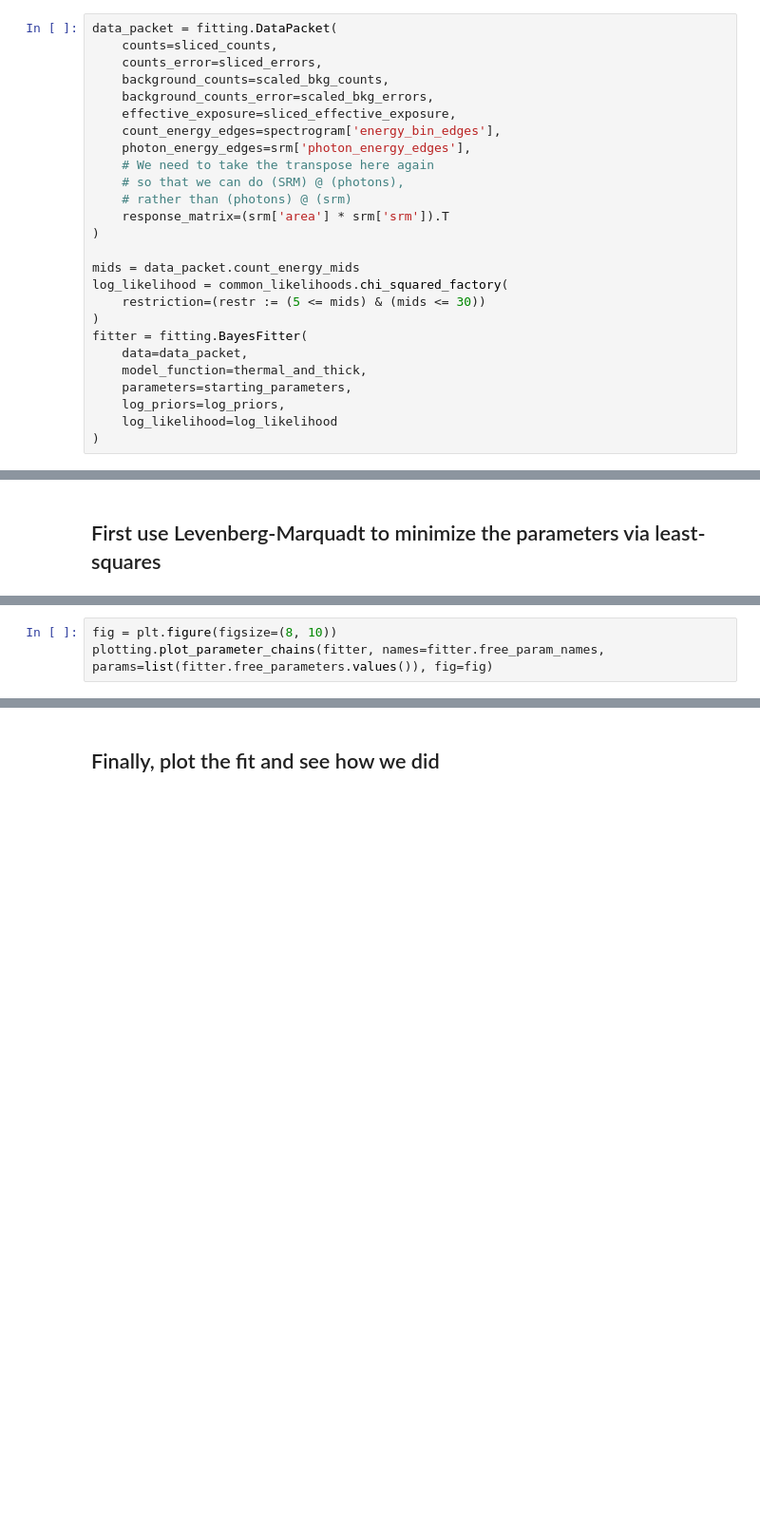
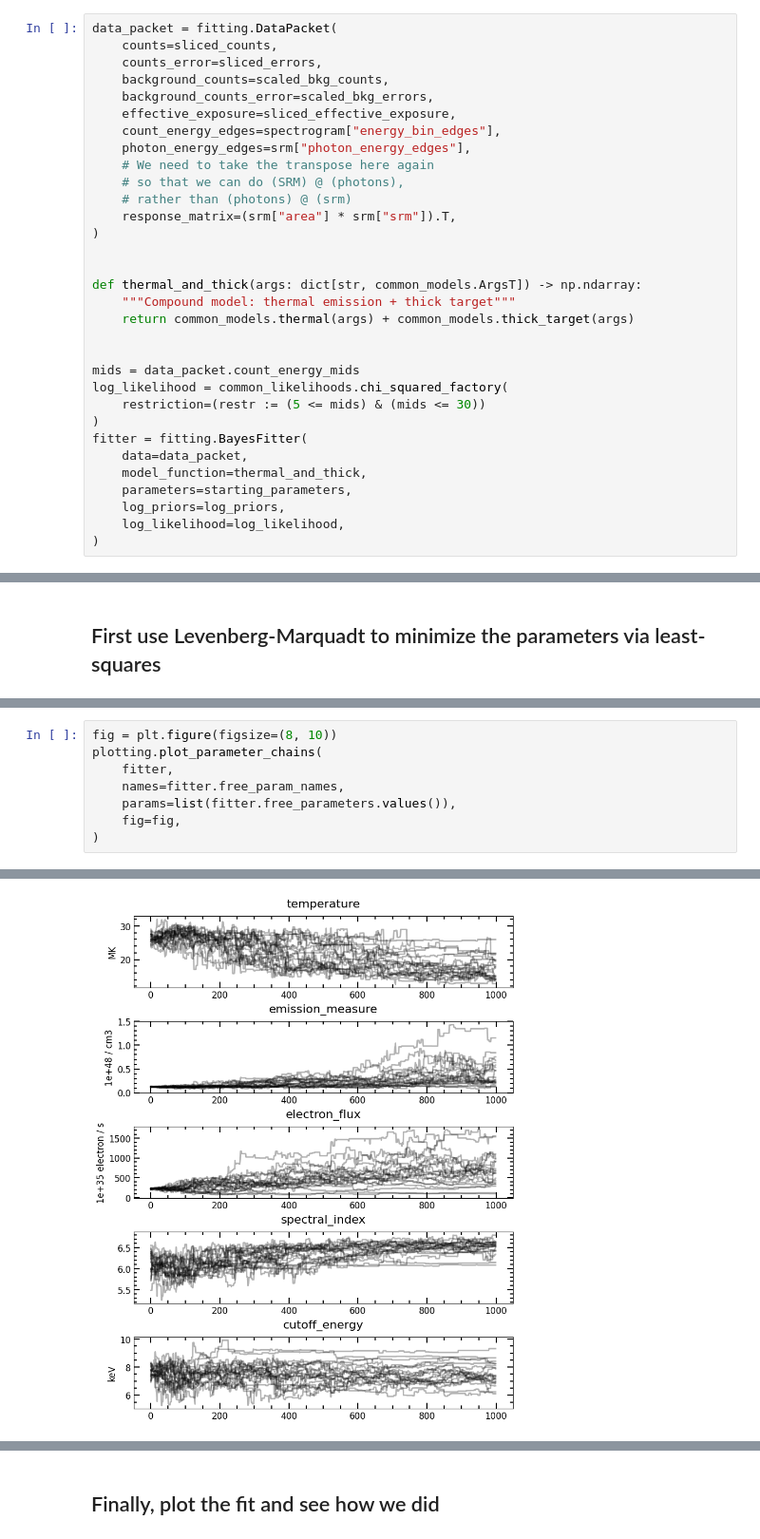
Before and after one commit to settwi/yaff, a Jupyter notebook: examples/stix_fit.ipynb, the cells around one changed output, grey strips where cells are left out. Shown at 95% size. Saved outputs shown, nothing was run; the diff lists cells and outputs as text; blank space fills up the shorter version.

```diff
--- a/examples/stix_fit.ipynb
+++ b/examples/stix_fit.ipynb
@@ -177,13 +209,19 @@ data_packet = fitting.DataPacket(
     background_counts=scaled_bkg_counts,
     background_counts_error=scaled_bkg_errors,
     effective_exposure=sliced_effective_exposure,
-    count_energy_edges=spectrogram['energy_bin_edges'],
-    photon_energy_edges=srm['photon_energy_edges'],
+    count_energy_edges=spectrogram["energy_bin_edges"],
+    photon_energy_edges=srm["photon_energy_edges"],
     # We need to take the transpose here again
     # so that we can do (SRM) @ (photons),
     # rather than (photons) @ (srm)
-    response_matrix=(srm['area'] * srm['srm']).T
+    response_matrix=(srm["area"] * srm["srm"]).T,
 )
+
+
+def thermal_and_thick(args: dict[str, common_models.ArgsT]) -> np.ndarray:
+    """Compound model: thermal emission + thick target"""
+    return common_models.thermal(args) + common_models.thick_target(args)
+
 
 mids = data_packet.count_energy_mids
 log_likelihood = common_likelihoods.chi_squared_factory(
@@ -194,7 +232,7 @@ fitter = fitting.BayesFitter(
     model_function=thermal_and_thick,
     parameters=starting_parameters,
     log_priors=log_priors,
-    log_likelihood=log_likelihood
+    log_likelihood=log_likelihood,
 )
 # %%
 plotting.plot_data_model(fitter)
@@ -276,12 +315,18 @@ OrderedDict([('temperature', Parameter(2.09e+01, MK, frozen=False)),
 # %%
 fig = plt.figure(figsize=(8, 10))
-plotting.plot_parameter_chains(fitter, names=fitter.free_param_names, params=list(fitter.free_parameters.values()), fig=fig)
+plotting.plot_parameter_chains(
+    fitter,
+    names=fitter.free_param_names,
+    params=list(fitter.free_parameters.values()),
+    fig=fig,
+)
 # %% [output]
 {'fig': <Figure size 800x1000 with 5 Axes>,
  'axes': [<Axes: title={'center': 'temperature'}, ylabel='MK'>,
   <Axes: title={'center': 'emission_measure'}, ylabel='1e+48 / cm3'>,
   <Axes: title={'center': 'electron_flux'}, ylabel='1e+35 electron / s'>,
   <Axes: title={'center': 'spectral_index'}>,
   <Axes: title={'center': 'cutoff_energy'}, ylabel='keV'>]}
+[figure, added]
 # %%
 burnin = 100 * fitter.emcee_sampler.chain.shape[0]
```
Also changed, not shown: parts of 13 cells of this notebook, 4 other files.
